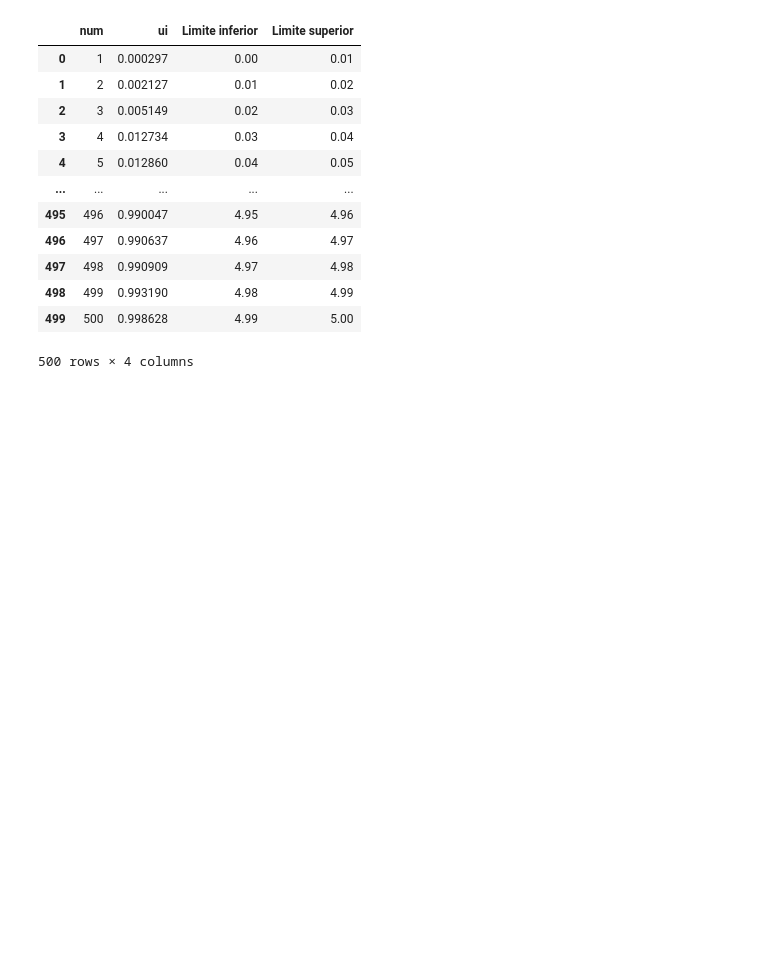
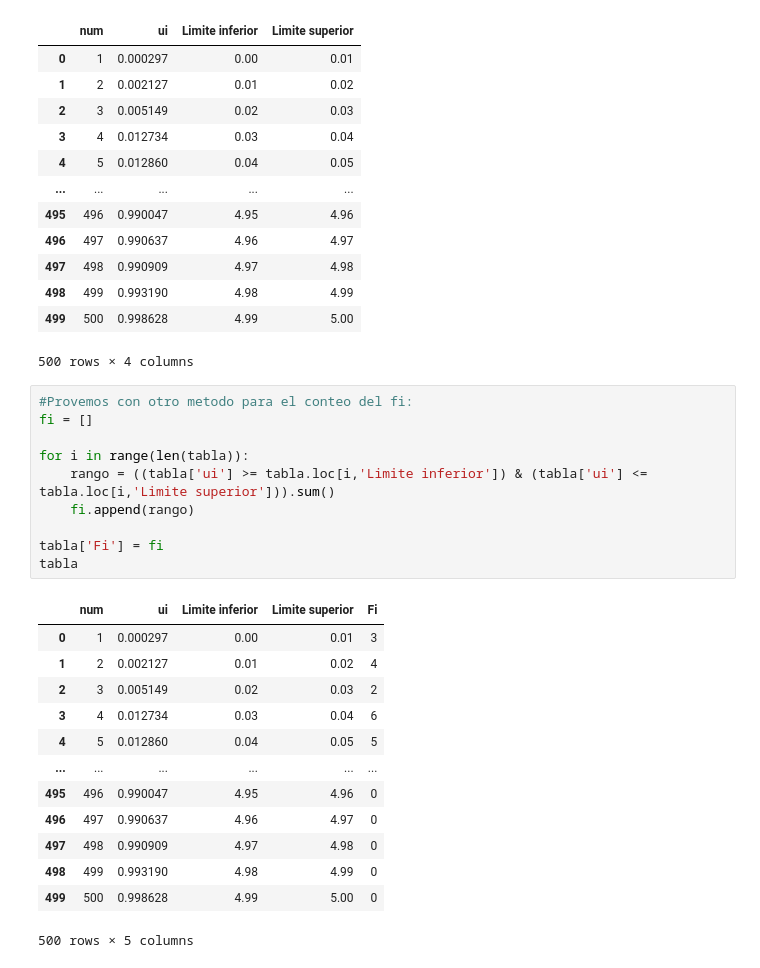
Before and after one commit to miguelrojas1990/TSGBD, a Jupyter notebook: generador_de_variables_pseudo-aleatorias.ipynb, the cells around one changed output. Drawn from its saved outputs; the diff is of its cells as text; blank space fills up the shorter version.

```diff
--- a/generador_de_variables_pseudo-aleatorias.ipynb
+++ b/generador_de_variables_pseudo-aleatorias.ipynb
@@ -515,3 +515,27 @@ tabla
 | 498 | 499 | 0.993190 | 4.98 | 4.99 |
 | 499 | 500 | 0.998628 | 4.99 | 5.00 |
 500 rows × 4 columns
+# %%
+#Provemos con otro metodo para el conteo del fi:
+fi = []
+
+for i in range(len(tabla)):
+    rango = ((tabla['ui'] >= tabla.loc[i,'Limite inferior']) & (tabla['ui'] <= tabla.loc[i,'Limite superior'])).sum()
+    fi.append(rango)
+
+tabla['Fi'] = fi
+tabla
+# %% [output]
+|  | num | ui | Limite inferior | Limite superior | Fi |
+| 0 | 1 | 0.000297 | 0.00 | 0.01 | 3 |
+| 1 | 2 | 0.002127 | 0.01 | 0.02 | 4 |
+| 2 | 3 | 0.005149 | 0.02 | 0.03 | 2 |
+| 3 | 4 | 0.012734 | 0.03 | 0.04 | 6 |
+| 4 | 5 | 0.012860 | 0.04 | 0.05 | 5 |
+| ... | ... | ... | ... | ... | ... |
+| 495 | 496 | 0.990047 | 4.95 | 4.96 | 0 |
+| 496 | 497 | 0.990637 | 4.96 | 4.97 | 0 |
+| 497 | 498 | 0.990909 | 4.97 | 4.98 | 0 |
+| 498 | 499 | 0.993190 | 4.98 | 4.99 | 0 |
+| 499 | 500 | 0.998628 | 4.99 | 5.00 | 0 |
+500 rows × 5 columns
```
Also changed, not shown: parts of 1 cell of this notebook.
